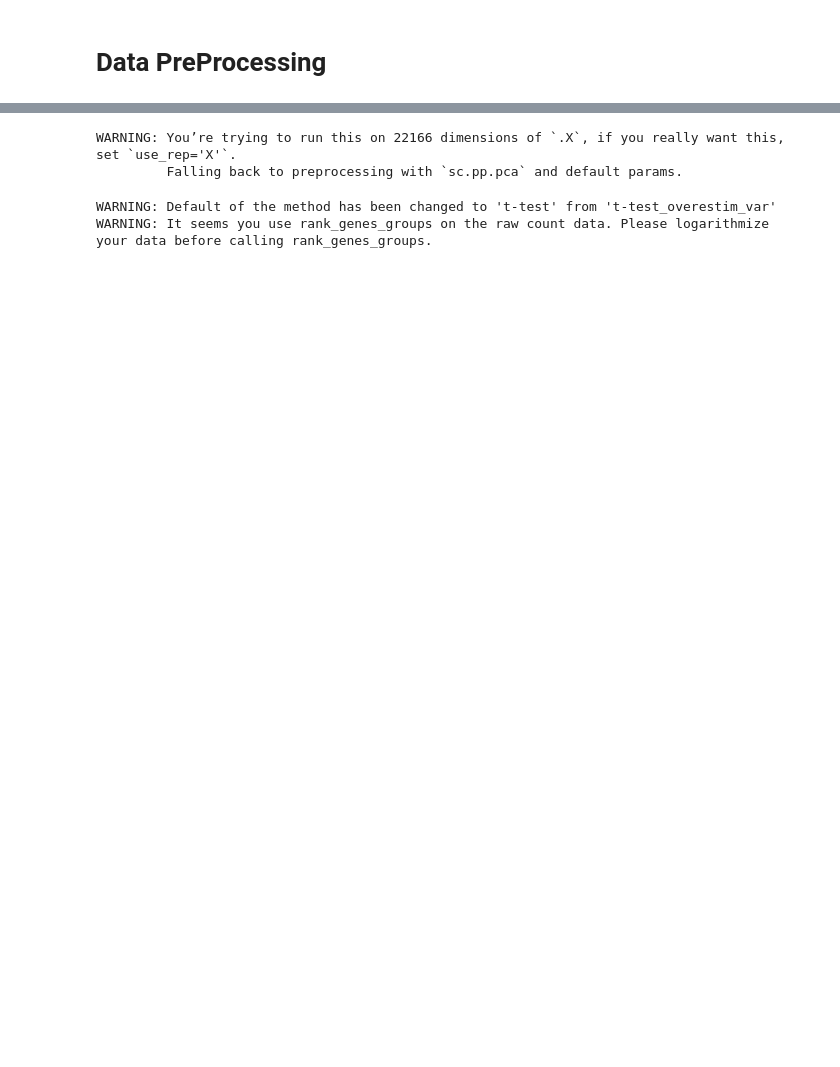
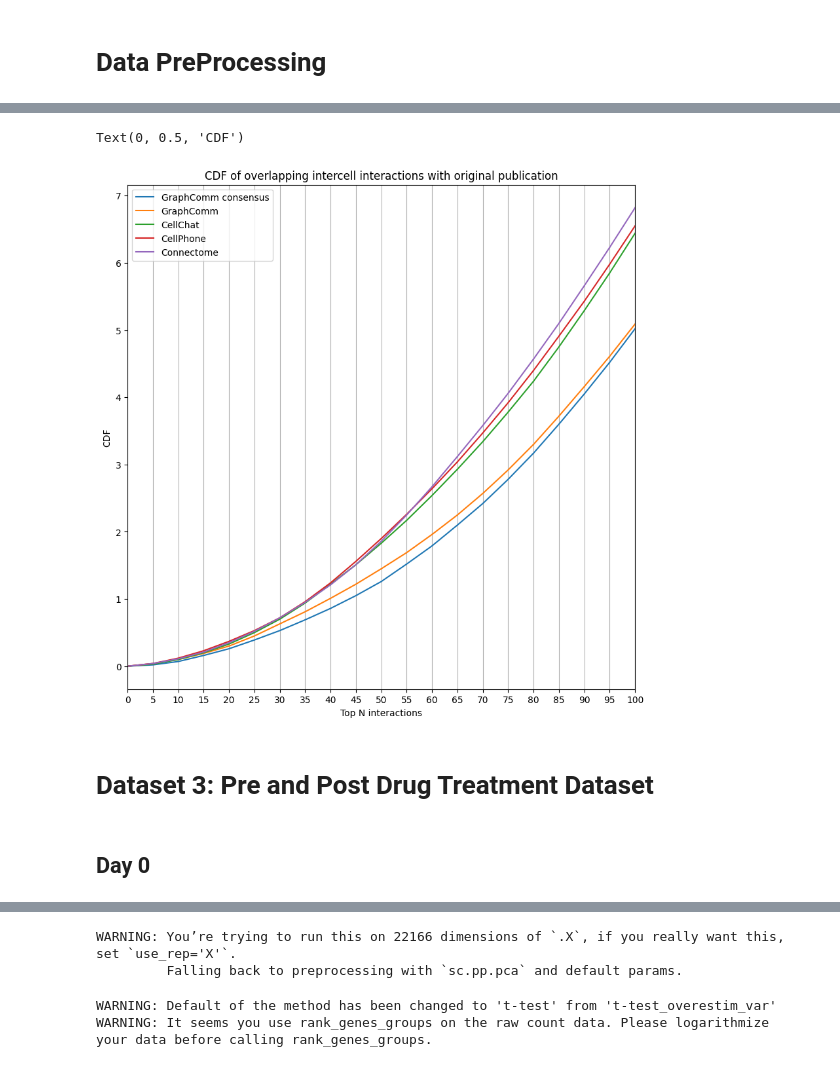
Before and after one commit to bhklab/GraphComm, a Jupyter notebook: code/benchmarking/LIANA.ipynb, the cells around one changed output, grey strips where cells are left out. Drawn from its saved outputs; the diff is of its cells as text; code cells hidden in the pictures; blank space fills up the shorter version.

```diff
--- a/code/benchmarking/LIANA.ipynb
+++ b/code/benchmarking/LIANA.ipynb
@@ -103,0 +159,10 @@ cellchat_df = adata.uns["liana_res"][["source","target","ligand","receptor","lr_
+# %%
+input_data=pd.merge(input_data,intercell,left_on=["Src","Dst"],right_on=["source","target"])
+consensus_data =pd.merge(consensus_data,intercell,left_on=["Src","Dst"],right_on=["source","target"])
+connectome_df=pd.merge(connectome_df,intercell,left_on=["ligand","receptor"],right_on=["source","target"])
+cellchat_df=pd.merge(cellchat_df,intercell,left_on=["ligand","receptor"],right_on=["source","target"])
+cellphone_df=pd.merge(cellphone_df,intercell,left_on=["ligand","receptor"],right_on=["source","target"])
+# %%
+truth = pd.read_csv("/data/raw_data/Mouse/truth_interactions.csv")[["Ligand","Receptor"]]
+truth["Ligand"] = [i.upper() for i in truth["Ligand"].tolist()]
+truth["Receptor"] = [i.upper() for i in truth["Receptor"].tolist()]
@@ -103,0 +197,34 @@ cellchat_df = adata.uns["liana_res"][["source","target","ligand","receptor","lr_
+# %%
+consensus_pdf =  np.array(consensus_list) / 100
+graphcomm_pdf = np.array(graphcomm_list) / 100
+connectome_pdf =  np.array(connectome_list) / 100
+cellchat_pdf =  np.array(cellchat_list) / 100
+cellphone_pdf =  np.array(cellphone_list) / 100
+# %%
+consensus_list = np.cumsum(consensus_pdf)
+graphcomm_list = np.cumsum(graphcomm_pdf)
+connectome_list = np.cumsum(connectome_pdf)
+cellchat_list = np.cumsum(cellchat_pdf)
+cellphone_list = np.cumsum(cellphone_pdf)
+# %%
+figure(figsize=(10,10))
+plt.plot(range(0,101,5),consensus_list,markersize=15,label="GraphComm consensus")
+plt.plot(range(0,101,5),graphcomm_list,label="GraphComm")
+plt.plot(range(0,101,5),cellchat_list,label="CellChat")
+plt.plot(range(0,101,5),cellphone_list,label="CellPhone")
+plt.plot(range(0,101,5),connectome_list,label="Connectome")
+plt.grid(axis = 'x')
+plt.xticks(range(0,101,5))
+plt.xlim((0,100))
+#plt.ylim((0,1))
+plt.legend()
+plt.title("CDF of overlapping intercell interactions with original publication")
+plt.xlabel("Top N interactions")
+plt.ylabel("CDF")
+# %% [output]
+Text(0, 0.5, 'CDF')
+[figure, added]
+# %% [markdown]
+# Dataset 3: Pre and Post Drug Treatment Dataset
+# %% [markdown]
+## Day 0
```
Also changed, not shown: parts of 114 cells of this notebook, 19 other files.
